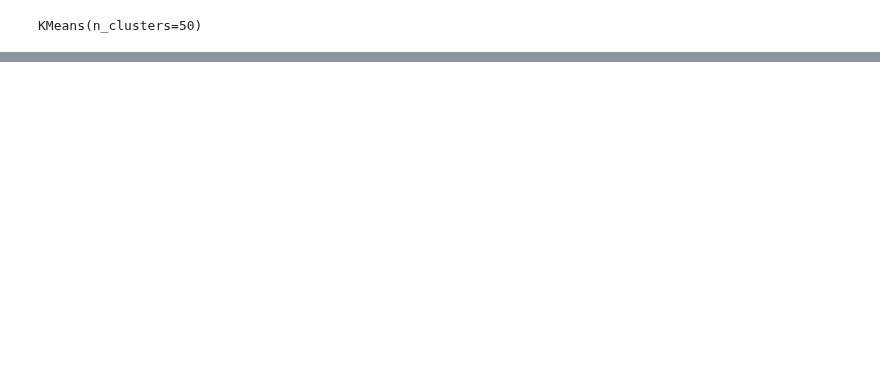
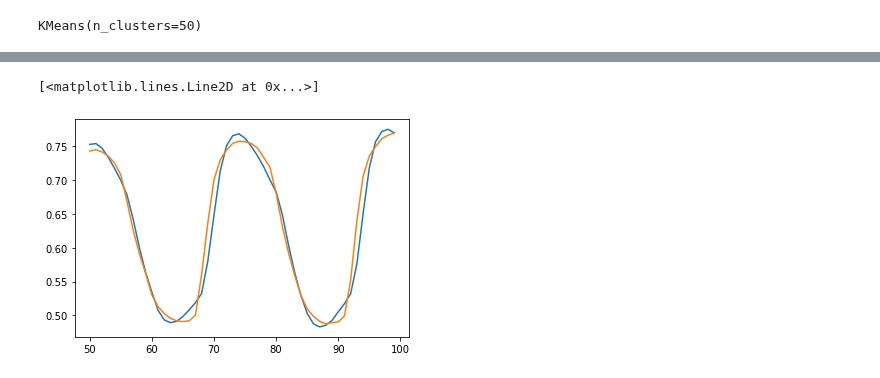
Before and after one commit to EthanWong2212/EE4211_Proj, a Jupyter notebook: part3_lstm.ipynb, the cells around one changed output, grey strips where cells are left out. Cells and saved outputs as stored; diff of their text form; code cells hidden in the pictures; blank space fills up the shorter version.

Commit message:
Clean up notebook lstm

```diff
--- a/part3_lstm.ipynb
+++ b/part3_lstm.ipynb
@@ -285,0 +307,5 @@ clutster_dataframes[0]
+# %%
+X_train1, y_train1 = X1[:600], y1[:600]
+X_val1, y_val1 = X1[600:700], y1[600:700]
+X_test1, y_test1 = X1[700:], y1[700:]
+X_train1.shape, y_train1.shape, X_val1.shape, y_val1.shape, X_test1.shape, y_test1.shape
@@ -285,0 +314,12 @@ clutster_dataframes[0]
+# %%
+model1 = Sequential()
+model1.add(InputLayer((WINDOW_SIZE, 1)))
+model1.add(LSTM(64))
+model1.add(Dense(8, 'relu'))
+model1.add(Dense(1, 'linear'))
+
+model1.summary()
+
+cp1 = ModelCheckpoint('model1/lstm1.h5', save_best_only=True)
+model1.compile(loss=MeanSquaredError(), optimizer=Adam(learning_rate=0.0001), metrics=[MeanSquaredError()])
+model1.fit(X_train1, y_train1, validation_data=(X_val1, y_val1), epochs=500, callbacks=[cp1])
@@ -285,0 +345,6 @@ clutster_dataframes[0]
+# %%
+model1 = load_model('model1/lstm1.h5', compile=False)
+# %%
+train_predictions = model1.predict(X_train1).flatten()
+train_results = pd.DataFrame(data={'Train Predictions':train_predictions, 'Actuals':y_train1})
+train_results
@@ -285,0 +366,6 @@ clutster_dataframes[0]
+# %%
+plt.plot(train_results['Train Predictions'][50:100])
+plt.plot(train_results['Actuals'][50:100])
+# %% [output]
+[<matplotlib.lines.Line2D at 0x...>]
+[figure, added]
```
Also changed, not shown: parts of 23 cells of this notebook.
